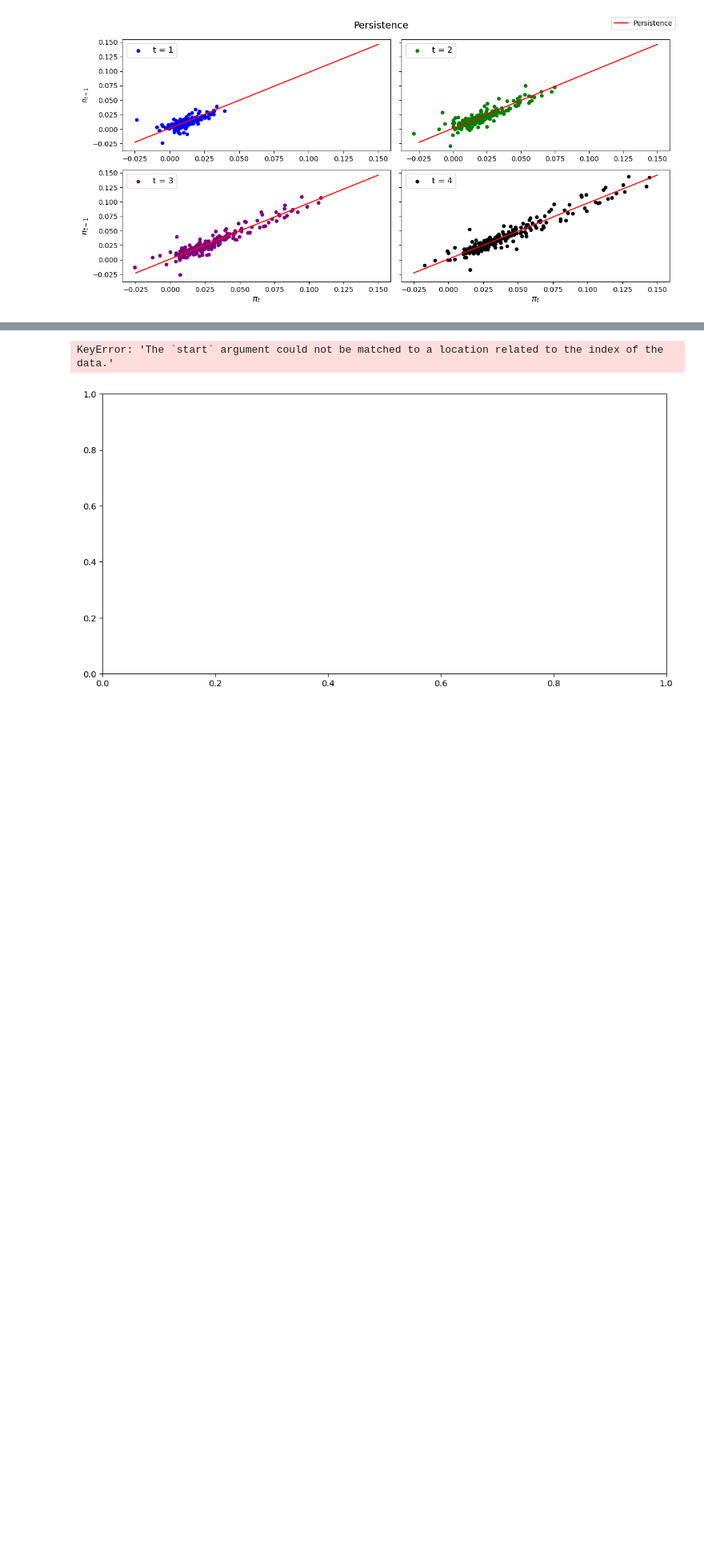
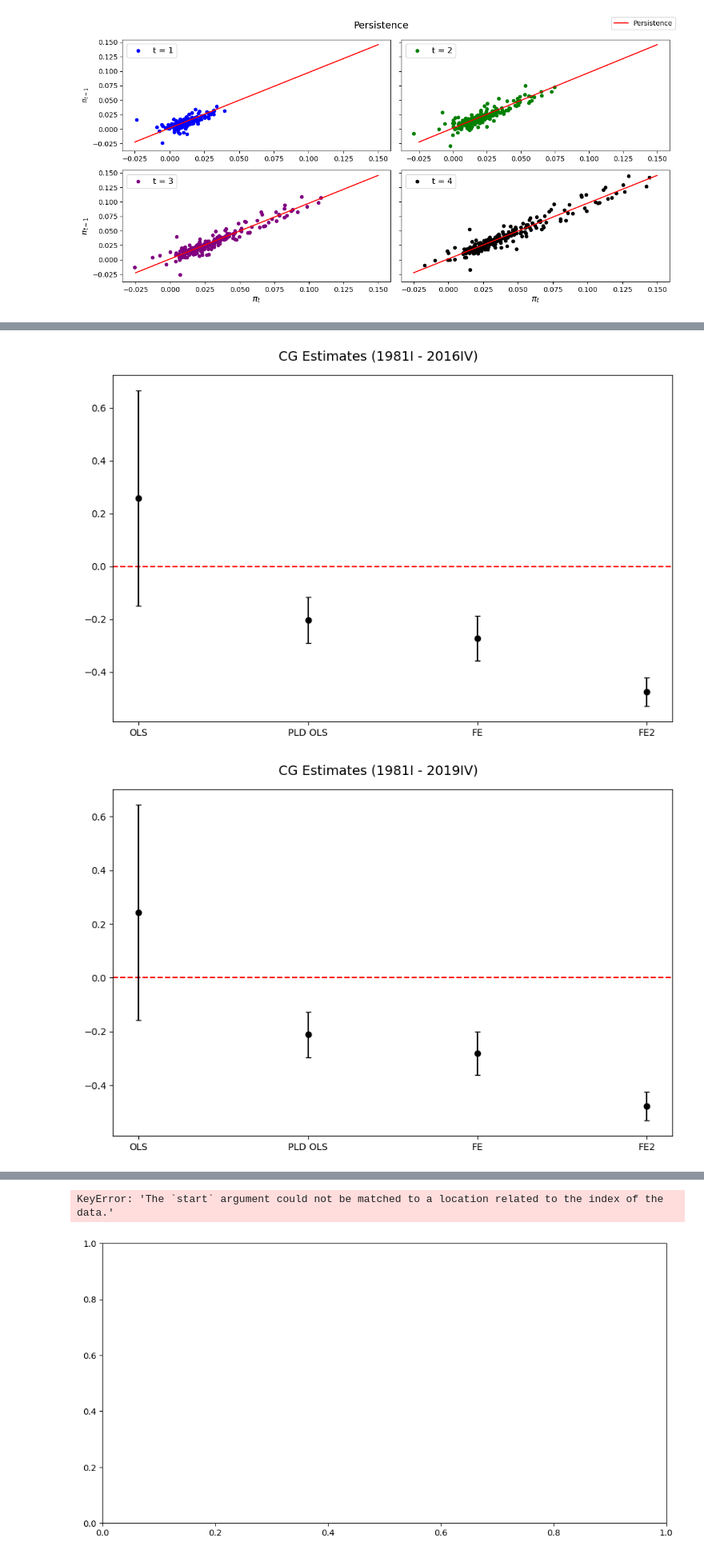
Before and after one commit to calvinmcelvain/expectation_replication, a Jupyter notebook: code/_004plots.ipynb, the cells around one changed output, grey strips where cells are left out. Shown at 80% size. Drawn from its saved outputs; the diff is of its cells as text; code cells hidden in the pictures; blank space fills up the shorter version.

```diff
--- a/code/_004plots.ipynb
+++ b/code/_004plots.ipynb
@@ -131,0 +142,27 @@ fig.savefig('/Users/fogellmcmuffin/Documents/thesis/drafts/latex_draft/figs_n_ta
+# %%
+######################
+## Estimates (2016) ##
+######################
+def est_plot(date, regs):
+   fig, ax = plt.subplots(figsize=(9, 6))
+   fig.suptitle(f'CG Estimates (1981I - {str(date)[0:4]}IV)', fontsize=14)
+
+   estimates = pd.DataFrame({'estimates': [regs[0][3].params[1], regs[1][3].params[1], regs[2][3].params[1], regs[3][3].params[1]]}, index=['OLS', 'PLD OLS', 'FE', 'FE2'])
+
+   errors = {'OLS': 1.96 * regs[0][3].bse[1], 'PLD OLS': 1.96 * regs[1][3].bse[1], 'FE': 1.96 * regs[2][3].bse[1], 'FE2': 1.96 * regs[3][3].bse[1]}
+
+   plt.axhline(0, ls='--', color='red')
+   for i in estimates.index:
+      ax.errorbar(f'{i}', estimates.loc[f'{i}', 'estimates'], errors[i], capsize=3, fmt='o', color='k')
+
+   plt.tight_layout()
+   plt.show()
+   fig.savefig(f'output/figures/estimates_{str(date)[0:4]}.png', dpi=200)
+   fig.savefig(f'/Users/fogellmcmuffin/Documents/thesis/drafts/latex_draft/figs_n_tables/estimates_{str(date)[0:4]}.png', dpi=200)
+
+est_plot('2016-12-31', regs_2016)
+est_plot('2019-12-31', regs_2019)
+est_plot('2022-12-31', regs_2022)
+# %% [output]
+[figure, added]
+[figure, added]
```
Also changed, not shown: parts of 6 cells of this notebook, 10 other files.
